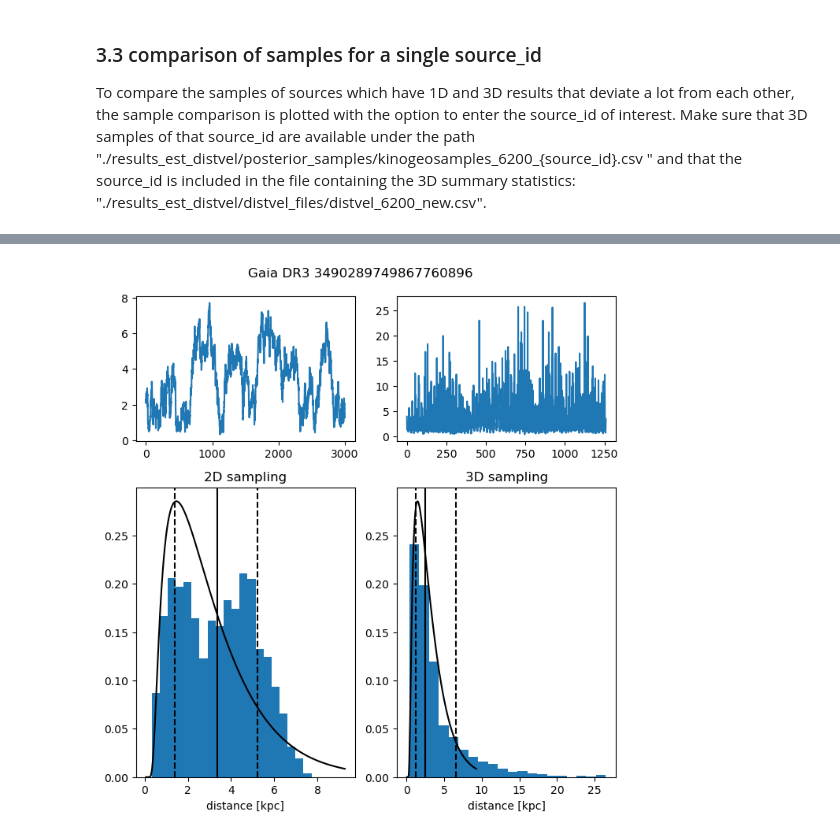
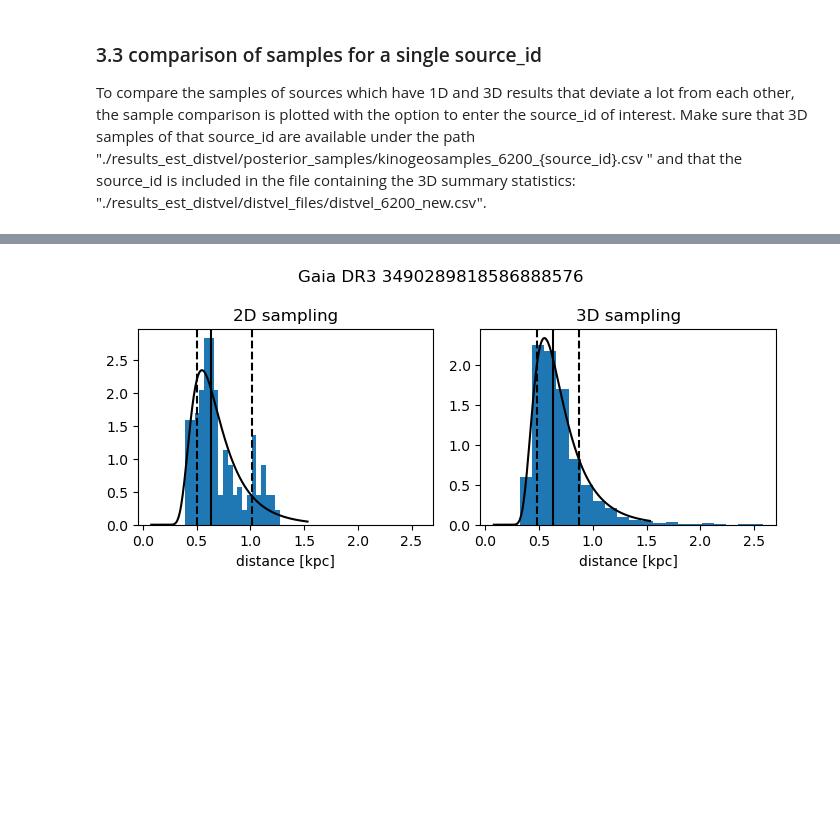
Before and after one commit to ElisaHaas25/Kinegeometric-Distance-Estimation, a Jupyter notebook: test_sampling.ipynb, the cells around one changed output, grey strips where cells are left out. Saved outputs shown, nothing was run; the diff lists cells and outputs as text; code cells hidden in the pictures; blank space fills up the shorter version.

```diff
--- a/test_sampling.ipynb
+++ b/test_sampling.ipynb
@@ -626,10 +643,10 @@ At first, the desired 3D comparison data is read in. Then an array containing so
 # Read in comparison data
 
 # array containing source_ids
-id_distvel_6200 = np.genfromtxt('./2024-04-16/distvel_files/distvel_6200.csv', delimiter=',', skip_header=1,  dtype='int64', usecols=0)
+id_distvel_6200 = np.genfromtxt('./distvel_6200.csv', delimiter=',', skip_header=1,  dtype='int64', usecols=0)
 
 # array containig all 3D data (dont use source_id from this, because its rounded, instead use array above)
-data_distvel_6200 =  np.genfromtxt('./2024-04-16/distvel_files/distvel_6200.csv', delimiter=',', skip_header=1,  dtype='float64')
+data_distvel_6200 =  np.genfromtxt('./distvel_6200.csv', delimiter=',', skip_header=1,  dtype='float64')
 
 # alternative file: './results_est_distvel/distvel_files/distvel_6200_new.csv': contains (less) stars with available samples
 
@@ -664,8 +681,8 @@ rows_prior_summary = np.loadtxt('prior_summary.csv', delimiter=',',skiprows=1)
 rSamples_kinegeo = []
 rSamples_geo = []
 
-Nsamp= 1000
-Nburnin= 500
+Nsamp= 200
+Nburnin= 20
 
 
 for i in range(len(comp_source_ids[:])):
@@ -689,7 +706,7 @@ for i in range(len(comp_source_ids[:])):
 
 
     source_id = int(r['SOURCE_ID'][i])
-    print('#',i,'   ',source_id)
+    print(source_id)
     healpix = math.floor(source_id / (2**(35)*4**(12-5)) )
 
     # zeropoint correction
@@ -1369,9 +1354,9 @@ Now, a new file is read in containing only ten sources, for which the distance s
 # Read in comparison data:
 
 # array containing source_ids
-id_distvel_6200_10 = np.genfromtxt("./2024-04-16/distvel_files/distvel_6200.csv", delimiter=',', skip_header=1,  dtype='int64', usecols=0)[:10]
+id_distvel_6200_10 = np.genfromtxt("./results_est_distvel/distvel_files/distvel_6200.csv", delimiter=',', skip_header=1,  dtype='int64', usecols=0)
 # array containig all data (dont use source_id from this, because its rounded, instead use array above)
-data_distvel_6200_10 =  np.genfromtxt('./2024-04-16/distvel_files/distvel_6200.csv', delimiter=',', skip_header=1,  dtype='float64')[:10]
+data_distvel_6200_10 =  np.genfromtxt('./results_est_distvel/distvel_files/distvel_6200.csv', delimiter=',', skip_header=1,  dtype='float64')
 
 # remove all rows containing nan:
 comp_data_10 = data_distvel_6200_10[~np.isnan(data_distvel_6200_10).any(axis=1), :]
@@ -1397,8 +1382,8 @@ rows_prior_summary = np.loadtxt('prior_summary.csv', delimiter=',',skiprows=1)
 rSamples_kinegeo_10 = []
 rSamples_geo_10 = []
 
-Nsamp= 1000
-Nburnin= 500
+Nsamp= 500
+Nburnin= 50
 
 for i in range(len(comp_source_ids_10)):
 
@@ -1644,23 +1612,24 @@ plt.tight_layout()
 
 To compare the samples of sources which have 1D and 3D results that deviate a lot from each other, the sample comparison is plotted with the option to enter the source_id of interest. Make sure that 3D samples of that source_id are available under the path "./results_est_distvel/posterior_samples/kinogeosamples_6200_{source_id}.csv " and that the source_id is included in the file containing the 3D summary statistics: "./results_est_distvel/distvel_files/distvel_6200_new.csv".
 # %%
+
 rows_prior_summary = np.loadtxt('prior_summary.csv', delimiter=',',skiprows=1)
-Nsamp= 3000
-Nburnin= 100
+Nsamp= 200
+Nburnin= 20
 probs = np.array([0.5,0.1586553, 0.8413447])
 
 
 # array containing source_ids
-id_distvel_6200 = np.genfromtxt("./2024-04-16/distvel_files/distvel_6200.csv", delimiter=',', skip_header=1,  dtype='int64', usecols=0)
+id_distvel_6200 = np.genfromtxt("./results_est_distvel/distvel_files/distvel_6200_new.csv", delimiter=',', skip_header=1,  dtype='int64', usecols=0)
 # array containig all data (dont use source_id from this, because its rounded, instead use array above)
-data_distvel_6200 =  np.genfromtxt('./2024-04-16/distvel_files/distvel_6200.csv', delimiter=',', skip_header=1,  dtype='float64')
+data_distvel_6200 =  np.genfromtxt('./results_est_distvel/distvel_files/distvel_6200_new.csv', delimiter=',', skip_header=1,  dtype='float64')
 
 # remove all rows containing nan:
 comp_data = data_distvel_6200[~np.isnan(data_distvel_6200).any(axis=1), :]
 comp_source_ids = id_distvel_6200[~np.isnan(data_distvel_6200).any(axis=1)]
 
 
-source_id = 3490289749867760896 #3490292120690543616
+source_id = 3490289818586888576
 
 job = Gaia.launch_job("select "
                                             "source_id, parallax, parallax_error,phot_g_mean_mag,\
@@ -1746,13 +1715,11 @@ samp_geo = metrop(func=loggeopostdensity ,thetaInit= rInit ,Nburnin=Nburnin ,Nsa
 
 rSamp_geo = samp_geo[:,1]
 
-fig,ax = plt.subplots(2,2,figsize=(7,7), gridspec_kw={'height_ratios': [1,2]})
+fig,ax = plt.subplots(1,2,figsize=(7,3),sharex=True)
 
-ax[0,0].plot(np.arange(0,len(rSamp_kinegeo),1),rSamp_kinegeo)
-
-ax[1,0].hist(rSamp_kinegeo,bins=20,density=True)
+ax[0].hist(rSamp_kinegeo,bins=20,density=True)
 plt.suptitle(f"Gaia DR3 {source_id}")
-ax[1,0].set_title(f"2D sampling")
+ax[0].set_title(f"2D sampling")
 plt.tight_layout()
 
 rQuantKinegeo = np.quantile(rSamp_kinegeo,probs)
@@ -1761,26 +1728,22 @@ rMedKinegeo = rQuantKinegeo[0]
 rLoKinegeo = rQuantKinegeo[1]
 rHiKinegeo= rQuantKinegeo[2]
 
-ax[1,0].axvline(rMedKinegeo,color='black')
-ax[1,0].axvline(rLoKinegeo,linestyle='--',color = 'black')
-ax[1,0].axvline(rHiKinegeo,linestyle='--',color = 'black')
+ax[0].axvline(rMedKinegeo,color='black')
+ax[0].axvline(rLoKinegeo,linestyle='--',color = 'black')
+ax[0].axvline(rHiKinegeo,linestyle='--',color = 'black')
 
 # load compasion samples
 
 j = np.where(comp_source_ids == source_id)[0][0]
 
-comp_samples_kinegeo = np.loadtxt(f'./2024-04-16/posterior_samples/kinogeosamples_6200_{source_id}.csv', delimiter=',',skiprows=1)
+comp_samples_kinegeo = np.loadtxt(f'./results_est_distvel/posterior_samples/kinogeosamples_6200_{source_id}.csv', delimiter=',',skiprows=1)
+comp_rSamp_kinegeo= comp_samples_kinegeo[:,0]
+ax[1].hist(comp_rSamp_kinegeo/1e3,bins=20,density=True)
+ax[1].set_title(f"3D sampling")
 
-comp_rSamp_kinegeo= comp_samples_kinegeo[:,0]
-
-ax[0,1].plot(np.arange(0,len(comp_rSamp_kinegeo),1),comp_rSamp_kinegeo/1e3)
-
-ax[1,1].hist(comp_rSamp_kinegeo/1e3,bins=20,density=True)
-ax[1,1].set_title(f"3D sampling")
-
-ax[1,1].axvline(comp_data[j][4]/1e3 ,color='black')
-ax[1,1].axvline(comp_data[j][5]/1e3, linestyle='--',color = 'black')
-ax[1,1].axvline(comp_data[j][6]/1e3,linestyle='--',color = 'black')
+ax[1].axvline(comp_data[j][4]/1e3 ,color='black')
+ax[1].axvline(comp_data[j][5]/1e3, linestyle='--',color = 'black')
+ax[1].axvline(comp_data[j][6]/1e3,linestyle='--',color = 'black')
 
 # distance range for plotting
 rplotlo = 0.2*min(rSamp_kinegeo)
@@ -1799,11 +1762,11 @@ kinegeo_plot = 10**(np.array(logKinegeo_plot))
 kinegeo_norm = integrate.trapezoid(kinegeo_plot,r_plot)
 
 
-ax[1,0].plot(r_plot,kinegeo_plot/kinegeo_norm, label='kinegeometric posterior',color='k')
-ax[1,1].plot(r_plot,kinegeo_plot/kinegeo_norm, label='kinegeometric posterior',color='k')
+ax[0].plot(r_plot,kinegeo_plot/kinegeo_norm, label='kinegeometric posterior',color='k')
+ax[1].plot(r_plot,kinegeo_plot/kinegeo_norm, label='kinegeometric posterior',color='k')
 
-ax[1,0].set_xlabel('distance [kpc]')
-ax[1,1].set_xlabel('distance [kpc]')
+ax[0].set_xlabel('distance [kpc]')
+ax[1].set_xlabel('distance [kpc]')
 
 #ax[0].set_ylim(0,0.3)
 #ax[1].set_ylim(0,0.3)
@@ -1843 +1806 @@ proper motion ra-dec correlation:  -0.0007732694502919912
-[figure, old version]
+[figure, new version]
```
Also changed, not shown: parts of 32 cells of this notebook.
